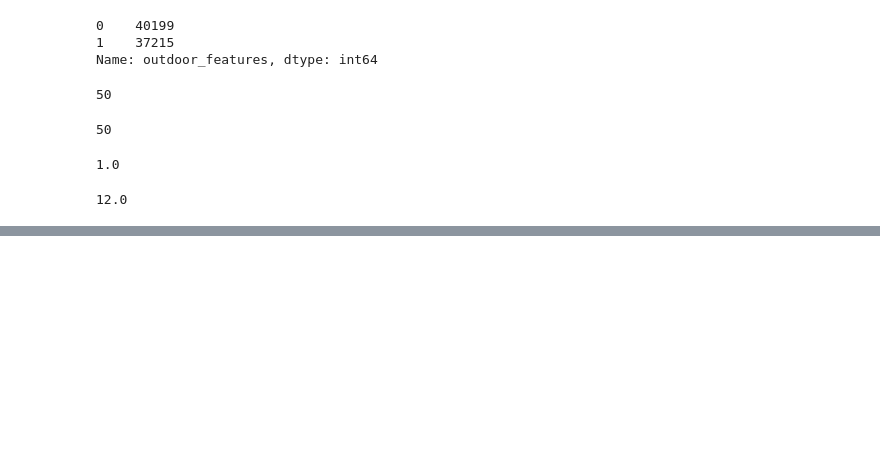
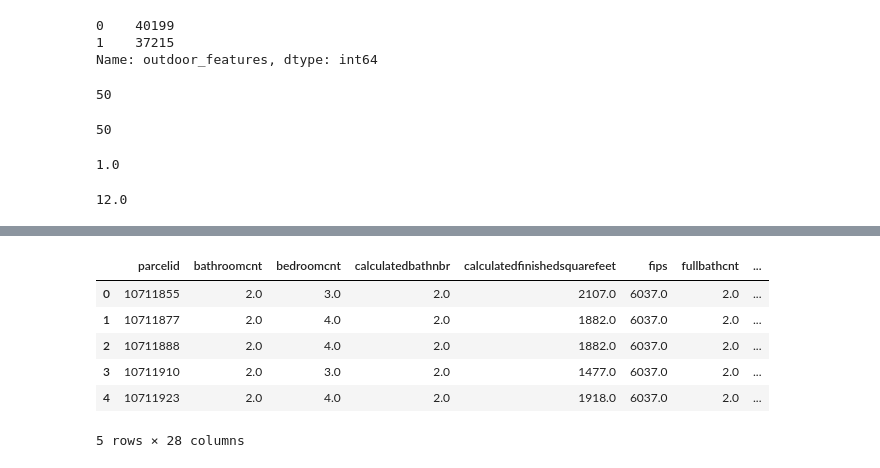
Before and after one commit to lewisalexia/clustering-exercises, a Jupyter notebook: wrangle_zillow.ipynb, the cells around one changed output, grey strips where cells are left out. Saved outputs shown, nothing was run; the diff lists cells and outputs as text; code cells hidden in the pictures; blank space fills up the shorter version.

```diff
--- a/wrangle_zillow.ipynb
+++ b/wrangle_zillow.ipynb
@@ -390,3 +390,10 @@ df['quality'] = df['buildingqualitytypeid'].apply(ex.assign_quality)
 # %%
 # drop columns used to create new column
 df = df.drop(columns={'buildingqualitytypeid'})
+# %%
+# make new column for stories (one story or greater)
+df['one_story'] = np.where((df.numberofstories == 1) |\
+                           (df.numberofstories.isnull() == True), 1, 0)
+# %%
+# drop the column used to make new column
+df = df.drop(columns={'numberofstories'})
@@ -418,21 +440,21 @@ memory usage: 27.2+ MB
 # %%
-# # handles large df with defaults to remove if over threshold
-# def handle_missing_values(df, prop_required_columns=0.5, prop_required_rows=0.75):
-#     """
-#     This function will:
-#     - take in:
-#         - a dataframe
-#         - column threshold (defaulted to 0.5)
-#         - row threshold (defaulted to 0.75)
-#     - calculates the minimum number of non-missing values required for each column/row to be retained
-#     - drops columns/rows with a high proportion of missing values.
-#     - returns the new df
-#     """
+# handles large df with defaults to remove if over threshold
+def handle_missing_values(df, prop_required_columns=0.5, prop_required_rows=0.75):
+    """
+    This function will:
+    - take in:
+        - a dataframe
+        - column threshold (defaulted to 0.5)
+        - row threshold (defaulted to 0.75)
+    - calculates the minimum number of non-missing values required for each column/row to be retained
+    - drops columns/rows with a high proportion of missing values.
+    - returns the new df
+    """
 
-#     column_threshold = int(round(prop_required_columns * len(df.index), 0))
-#     df = df.dropna(axis=1, thresh=column_threshold)
+    column_threshold = int(round(prop_required_columns * len(df.index), 0))
+    df = df.dropna(axis=1, thresh=column_threshold)
 
-#     row_threshold = int(round(prop_required_rows * len(df.columns), 0))
-#     df = df.dropna(axis=0, thresh=row_threshold)
+    row_threshold = int(round(prop_required_rows * len(df.columns), 0))
+    df = df.dropna(axis=0, thresh=row_threshold)
 
-#     return df
+    return df
@@ -450 +461,13 @@ memory usage: 27.2+ MB
+# %%
+df_clean = handle_missing_values(df)
+# %%
+df_clean.head()
+# %% [output]
+|  | parcelid | bathroomcnt | bedroomcnt | calculatedbathnbr | calculatedfinishedsquarefeet | fips | fullbathcnt | ... |
+| 0 | 10711855 | 2.0 | 3.0 | 2.0 | 2107.0 | 6037.0 | 2.0 | ... |
+| 1 | 10711877 | 2.0 | 4.0 | 2.0 | 1882.0 | 6037.0 | 2.0 | ... |
+| 2 | 10711888 | 2.0 | 4.0 | 2.0 | 1882.0 | 6037.0 | 2.0 | ... |
+| 3 | 10711910 | 2.0 | 3.0 | 2.0 | 1477.0 | 6037.0 | 2.0 | ... |
+| 4 | 10711923 | 2.0 | 4.0 | 2.0 | 1918.0 | 6037.0 | 2.0 | ... |
+5 rows × 28 columns
 # %%
```
Also changed, not shown: parts of 6 cells of this notebook.
